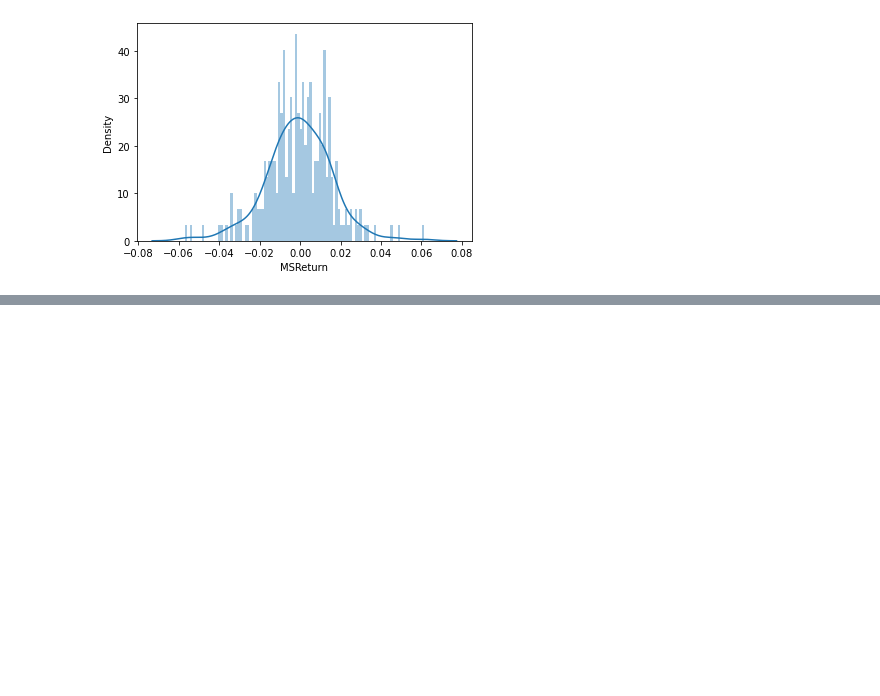
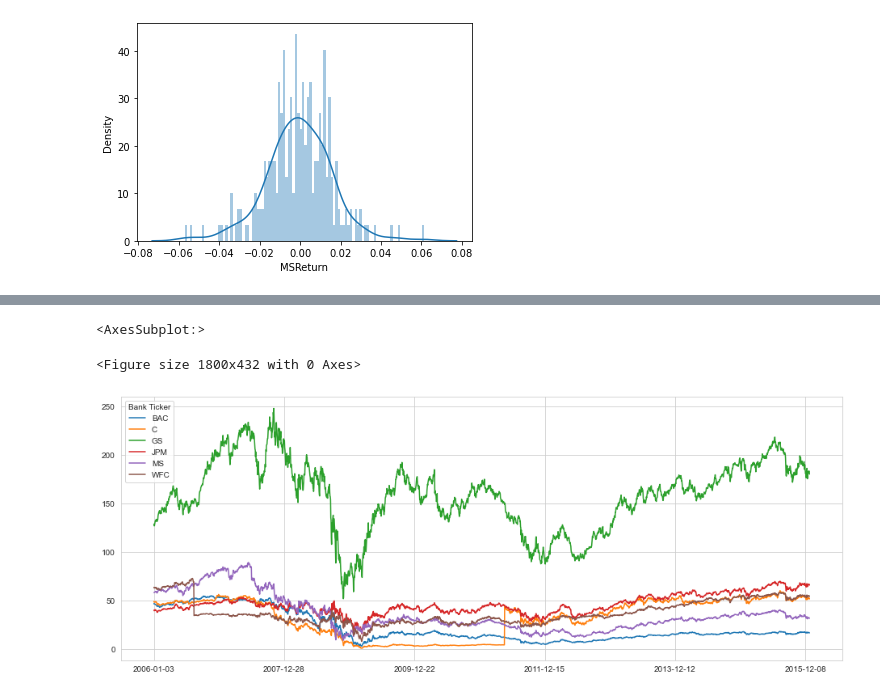
Before and after one commit to samghanbarian/data-science-bootcamp-with-python, a Jupyter notebook: Stock Analysis.ipynb, the cells around one changed output, grey strips where cells are left out. Cells and saved outputs as stored; diff of their text form; code cells hidden in the pictures; blank space fills up the shorter version.

```diff
--- a/Stock Analysis.ipynb
+++ b/Stock Analysis.ipynb
@@ -146,0 +162,6 @@ sns.distplot(returns.loc['2015-01-01':'2015-12-31','MSReturn'], bins = 100)
+# %%
+bank_stocks.xs(key='close', level='Stock Info', axis = 1).plot(figsize = (16,6))
+# %% [output]
+<AxesSubplot:>
+<Figure size 1800x432 with 0 Axes>
+[figure, added]
```
Also changed, not shown: parts of 20 cells of this notebook.
